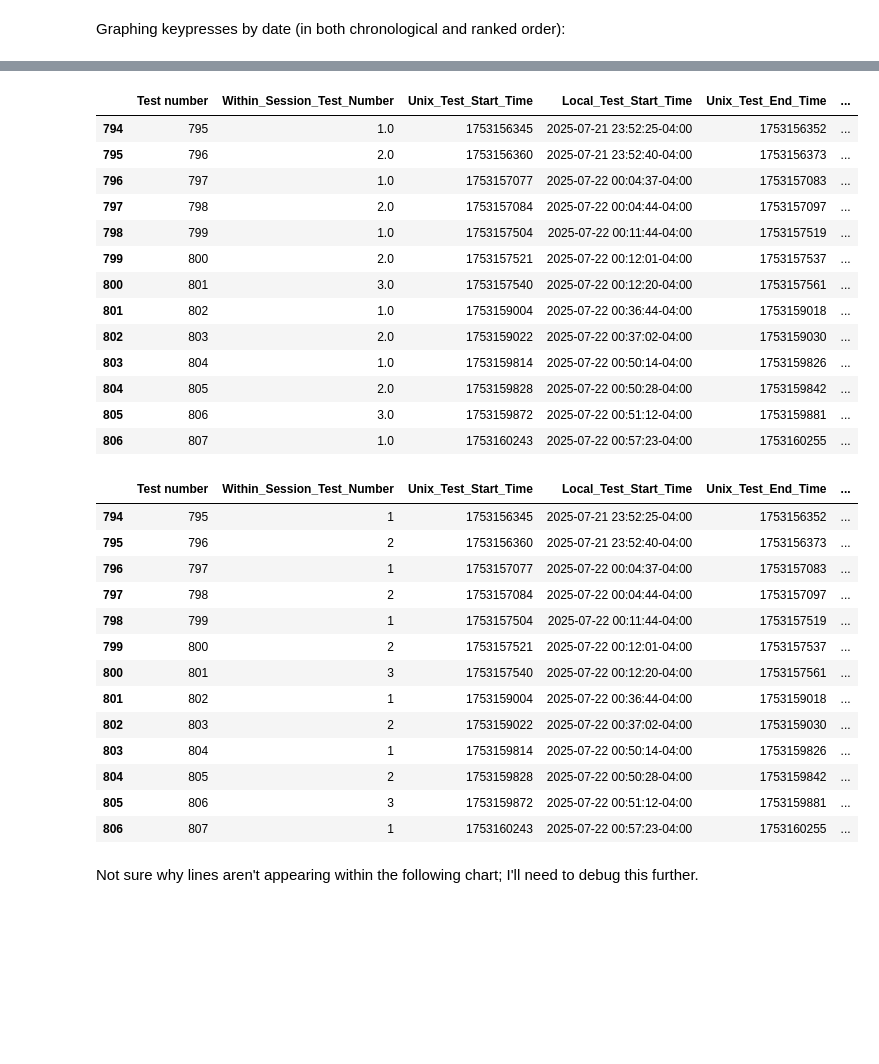
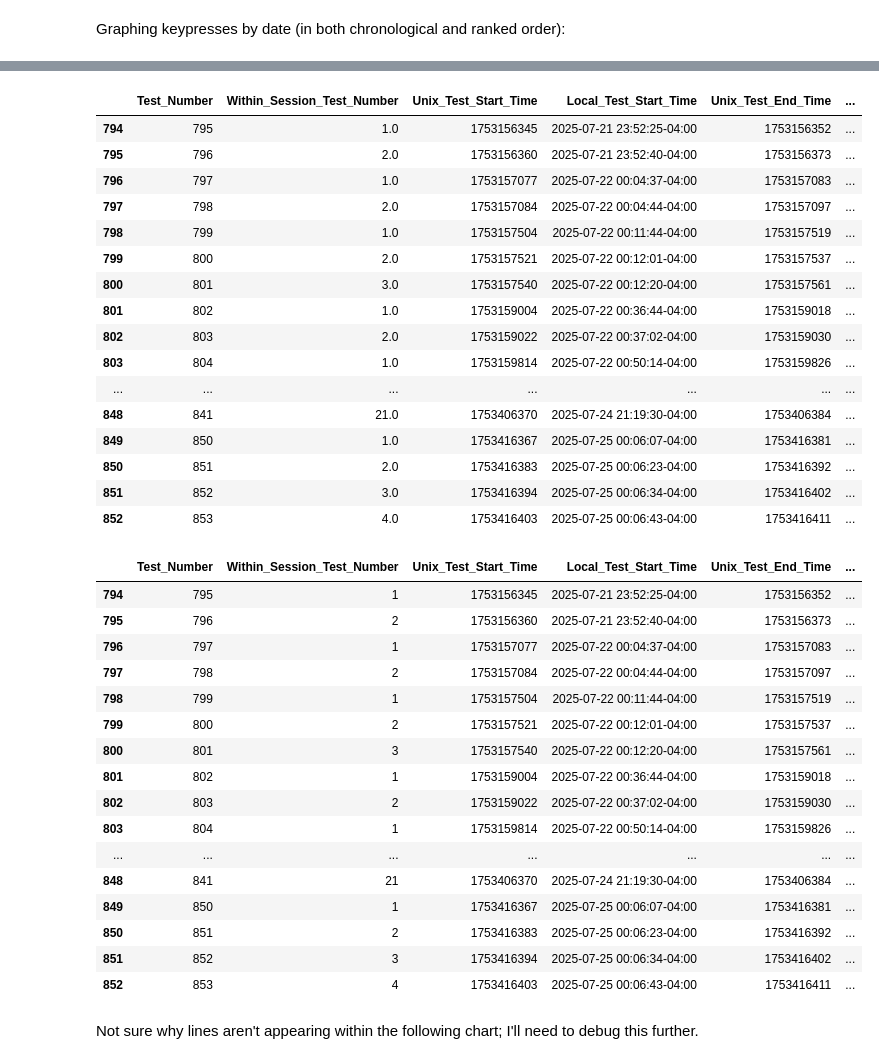
Before and after one commit to redzimski/cpp_tttb, a Jupyter notebook: build/sp_visualizations.ipynb, the cells around one changed output, grey strips where cells are left out. Cells and saved outputs as stored; diff of their text form; code cells hidden in the pictures; blank space fills up the shorter version.

```diff
--- a/build/sp_visualizations.ipynb
+++ b/build/sp_visualizations.ipynb
@@ -21,16 +21,19 @@ sp_visualizations_folder = '../Visualizations/Single_Player/'
 ## Analyzing test result file:
 # %%
 df_tr = pd.read_csv('../Files/test_results.csv') # tr = 'test results'
-df_tr.rename(columns = {'Test_Number':'Test number'}, inplace = True)
 
 #Converting start/end timestamps to DateTime values:
 for col in ['Local_Test_Start_Time', 'Local_Test_End_Time']:
     df_tr[col] = pd.to_datetime(df_tr[col])
 # Ensuring the tests are being displayed in chronological order:
-# (This will help ensure that the 'Test_ID' values that we're about
-# to create are accurate)
+# (This may not always be the case, especially if the player imported
+# multiplayer results into his/her single-player file.)
+# (This will help ensure that the 'chronological test number' values
+# that we're about to create are accurate.)
 df_tr = df_tr.sort_values(
     'Local_Test_Start_Time').reset_index(drop=True).copy()
 
+df_tr['Chronological test number'] = df_tr.index+1
+
 df_tr
 # %% [output]
@@ -295,12 +311,14 @@ fig_mean_wpm_by_within_session_test_number
 # to get used as a color value for the following chart:
 # (I found that, when this value was passed as an integer, no lines
 # appeared within the chart.)
-df_tr['Test number as string'] = df_tr['Test number'].astype('str')
+df_tr['Chronological test number as string'] = df_tr[
+'Chronological test number'].astype('str')
 # %%
 df_tr.query(
-    "Within_Session_Test_Number.notna()").sort_values('Test number').copy()
+    "Within_Session_Test_Number.notna()").sort_values(
+'Chronological test number').copy()
 # %% [output]
-|  | Test number | Within_Session_Test_Number | Unix_Test_Start_Time | Local_Test_Start_Time | Unix_Test_End_Time | ... |
+|  | Test_Number | Within_Session_Test_Number | Unix_Test_Start_Time | Local_Test_Start_Time | Unix_Test_End_Time | ... |
 | 794 | 795 | 1.0 | 1753156345 | 2025-07-21 23:52:25-04:00 | 1753156352 | ... |
 | 795 | 796 | 2.0 | 1753156360 | 2025-07-21 23:52:40-04:00 | 1753156373 | ... |
 | 796 | 797 | 1.0 | 1753157077 | 2025-07-22 00:04:37-04:00 | 1753157083 | ... |
@@ -311,16 +329,21 @@ df_tr.query(
 | 801 | 802 | 1.0 | 1753159004 | 2025-07-22 00:36:44-04:00 | 1753159018 | ... |
 | 802 | 803 | 2.0 | 1753159022 | 2025-07-22 00:37:02-04:00 | 1753159030 | ... |
 | 803 | 804 | 1.0 | 1753159814 | 2025-07-22 00:50:14-04:00 | 1753159826 | ... |
-| 804 | 805 | 2.0 | 1753159828 | 2025-07-22 00:50:28-04:00 | 1753159842 | ... |
-| 805 | 806 | 3.0 | 1753159872 | 2025-07-22 00:51:12-04:00 | 1753159881 | ... |
-| 806 | 807 | 1.0 | 1753160243 | 2025-07-22 00:57:23-04:00 | 1753160255 | ... |
+| ... | ... | ... | ... | ... | ... | ... |
+| 848 | 841 | 21.0 | 1753406370 | 2025-07-24 21:19:30-04:00 | 1753406384 | ... |
+| 849 | 850 | 1.0 | 1753416367 | 2025-07-25 00:06:07-04:00 | 1753416381 | ... |
+| 850 | 851 | 2.0 | 1753416383 | 2025-07-25 00:06:23-04:00 | 1753416392 | ... |
+| 851 | 852 | 3.0 | 1753416394 | 2025-07-25 00:06:34-04:00 | 1753416402 | ... |
+| 852 | 853 | 4.0 | 1753416403 | 2025-07-25 00:06:43-04:00 | 1753416411 | ... |
 # %%
-df_tr_for_wpm_by_session = df_tr.query("Within_Session_Test_Number.notna()").copy()
-df_tr_for_wpm_by_session['Within_Session_Test_Number'] = df_tr_for_wpm_by_session[
+df_tr_for_wpm_by_session = df_tr.query(
+"Within_Session_Test_Number.notna()").copy()
+df_tr_for_wpm_by_session[
+'Within_Session_Test_Number'] = df_tr_for_wpm_by_session[
 'Within_Session_Test_Number'].astype('int')
 df_tr_for_wpm_by_session
 # %% [output]
-|  | Test number | Within_Session_Test_Number | Unix_Test_Start_Time | Local_Test_Start_Time | Unix_Test_End_Time | ... |
+|  | Test_Number | Within_Session_Test_Number | Unix_Test_Start_Time | Local_Test_Start_Time | Unix_Test_End_Time | ... |
 | 794 | 795 | 1 | 1753156345 | 2025-07-21 23:52:25-04:00 | 1753156352 | ... |
 | 795 | 796 | 2 | 1753156360 | 2025-07-21 23:52:40-04:00 | 1753156373 | ... |
 | 796 | 797 | 1 | 1753157077 | 2025-07-22 00:04:37-04:00 | 1753157083 | ... |
@@ -331,9 +354,12 @@ df_tr_for_wpm_by_session
 | 801 | 802 | 1 | 1753159004 | 2025-07-22 00:36:44-04:00 | 1753159018 | ... |
 | 802 | 803 | 2 | 1753159022 | 2025-07-22 00:37:02-04:00 | 1753159030 | ... |
 | 803 | 804 | 1 | 1753159814 | 2025-07-22 00:50:14-04:00 | 1753159826 | ... |
-| 804 | 805 | 2 | 1753159828 | 2025-07-22 00:50:28-04:00 | 1753159842 | ... |
-| 805 | 806 | 3 | 1753159872 | 2025-07-22 00:51:12-04:00 | 1753159881 | ... |
-| 806 | 807 | 1 | 1753160243 | 2025-07-22 00:57:23-04:00 | 1753160255 | ... |
+| ... | ... | ... | ... | ... | ... | ... |
+| 848 | 841 | 21 | 1753406370 | 2025-07-24 21:19:30-04:00 | 1753406384 | ... |
+| 849 | 850 | 1 | 1753416367 | 2025-07-25 00:06:07-04:00 | 1753416381 | ... |
+| 850 | 851 | 2 | 1753416383 | 2025-07-25 00:06:23-04:00 | 1753416392 | ... |
+| 851 | 852 | 3 | 1753416394 | 2025-07-25 00:06:34-04:00 | 1753416402 | ... |
+| 852 | 853 | 4 | 1753416403 | 2025-07-25 00:06:43-04:00 | 1753416411 | ... |
 # %% [markdown]
 Not sure why lines aren't appearing within the following chart; I'll need to debug this further.
 # %%
```
Also changed, not shown: parts of 10 cells of this notebook, 18 other files.
